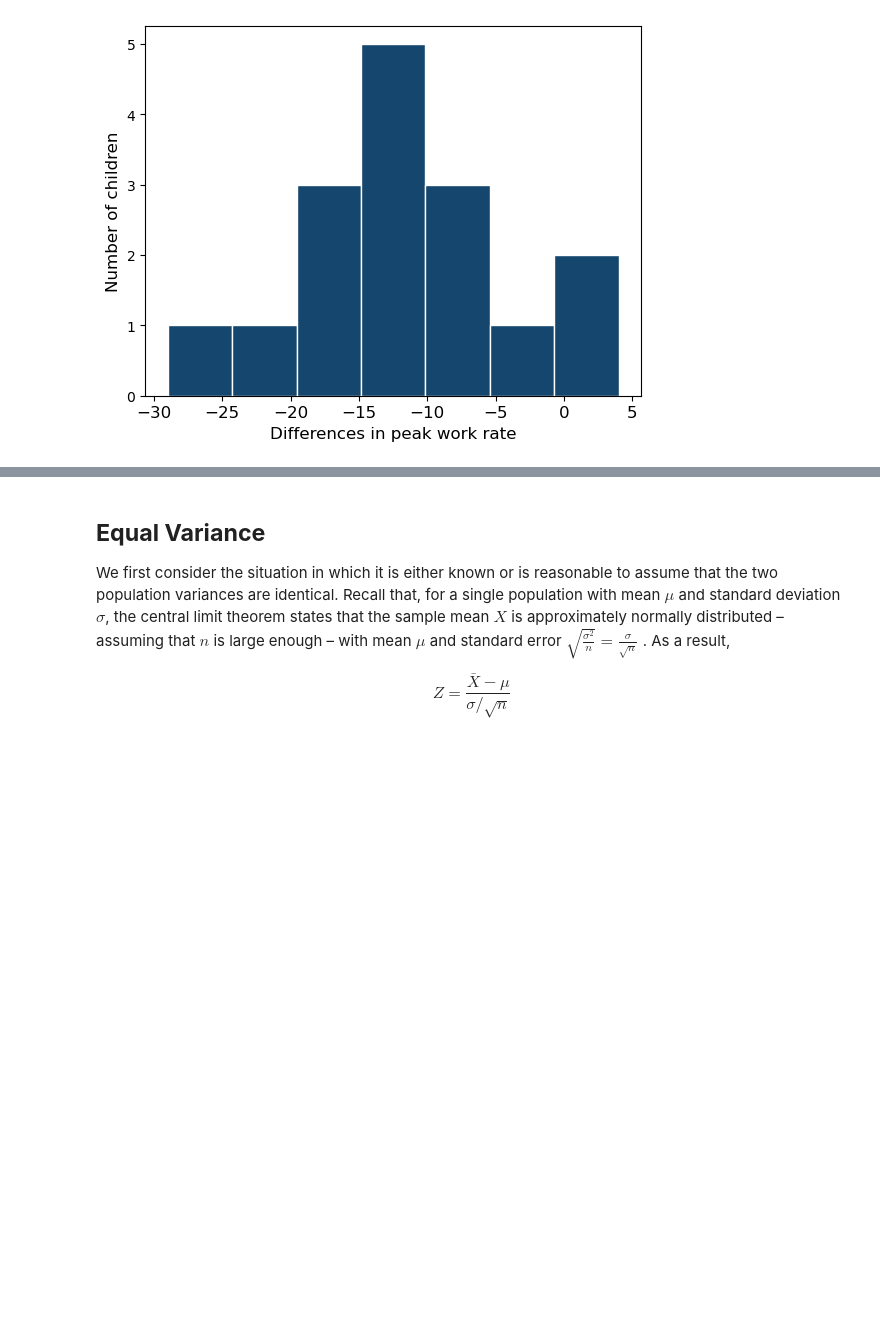
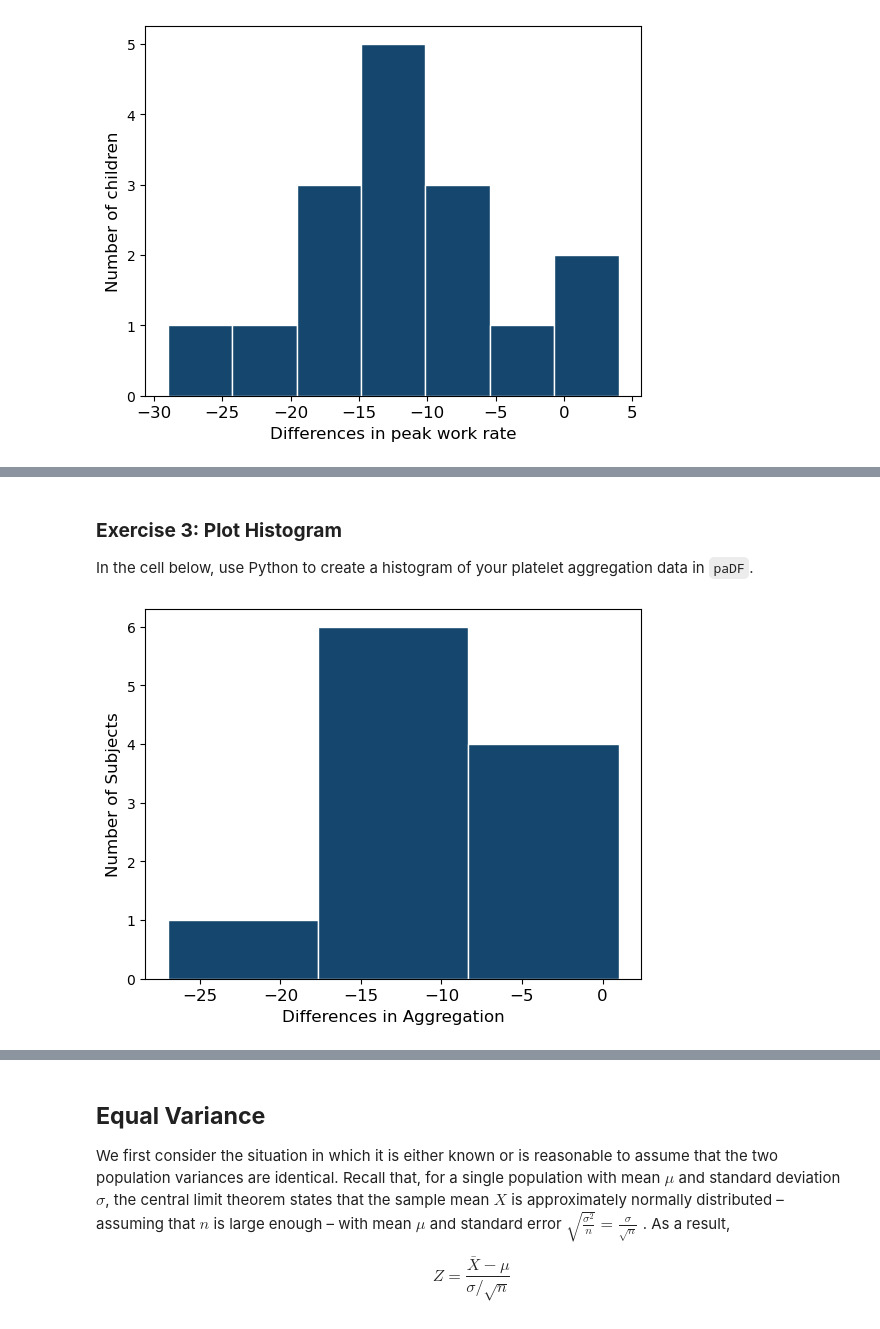
Before and after one commit to DavidSenseman/BIO5853, a Jupyter notebook: Lesson_03_3.ipynb, the cells around one changed output, grey strips where cells are left out. Drawn from its saved outputs; the diff is of its cells as text; code cells hidden in the pictures; blank space fills up the shorter version.

```diff
--- a/Lesson_03_3.ipynb
+++ b/Lesson_03_3.ipynb
@@ -197,2 +370,43 @@ If the code is correct, you should see the following table.
 
 ![____](https://biologicslab.co/BIO5853/images/module_03/lesson_03_3_image04.png)
+# %% [markdown]
+### **Exercise 3: Plot Histogram**
+
+In the cell below, use Python to create a histogram of your platelet aggregation data in `paDF`.
+# %%
+# Insert your code for Exercise 3 here
+
+import matplotlib.pyplot as plt
+import numpy as np
+
+# Define variables
+numBins=3
+color_1 = '#15466d' # Dark blue
+
+# Create numpy arrays from DataFrame
+x1 = paDF['Before'].to_numpy()
+x2 = paDF['After'].to_numpy()
+
+# Compute the difference
+diff = x1 - x2
+
+# Set-up plot environment
+fig, ax = plt.subplots()
+
+# Plot histogram
+n, bins, patches = plt.hist(diff, numBins, density=False,
+                            facecolor=color_1,
+                            edgecolor="white",
+                            alpha=1.0)
+# Turn off grid
+plt.grid(False)
+
+# Add axis labels
+plt.xticks(fontsize=12)
+plt.xlabel('Differences in Aggregation', fontsize=12)
+plt.ylabel('Number of Subjects', fontsize=12)
+
+# Show plot
+plt.show()
+# %% [output]
+[figure, added]
```
Also changed, not shown: parts of 55 cells of this notebook.
